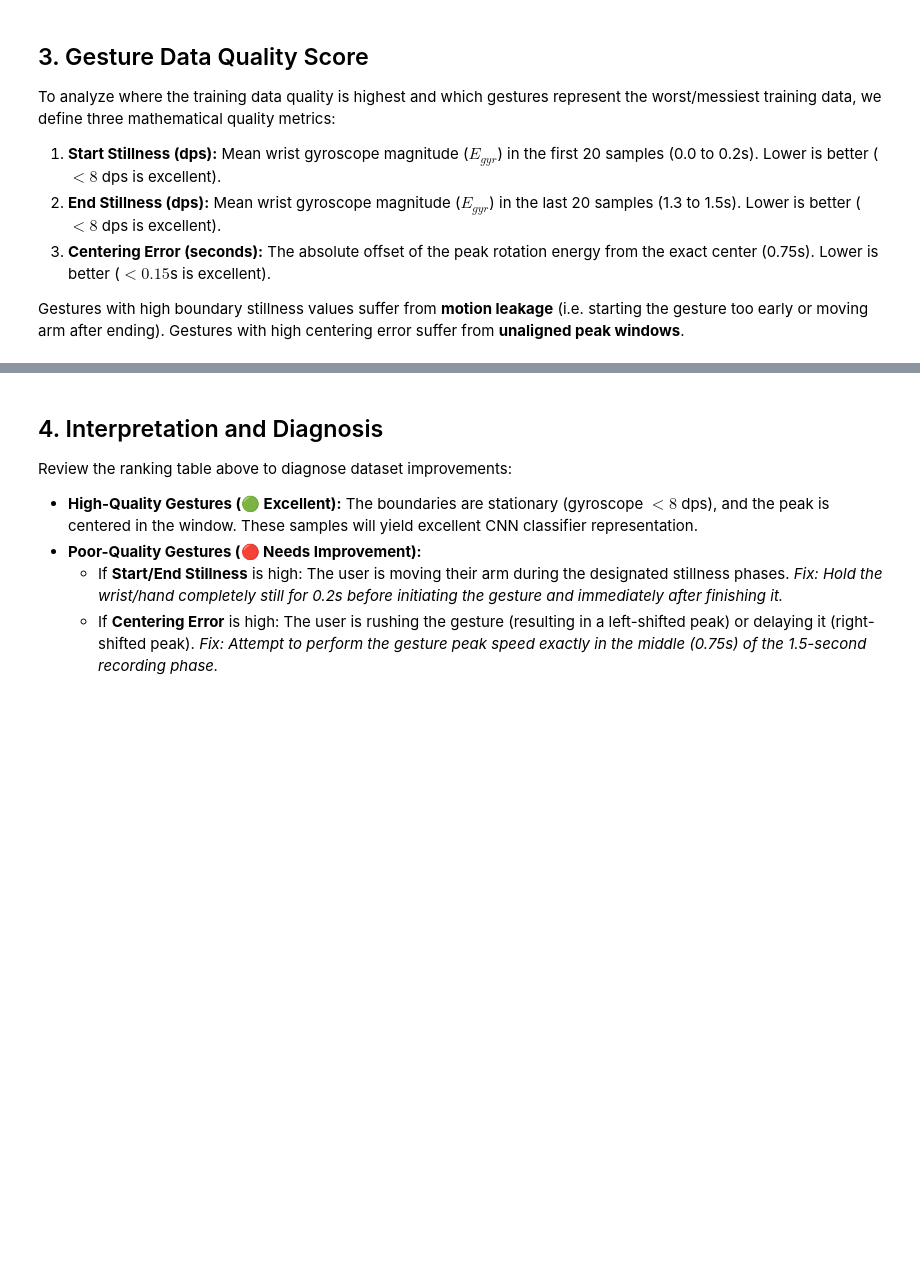
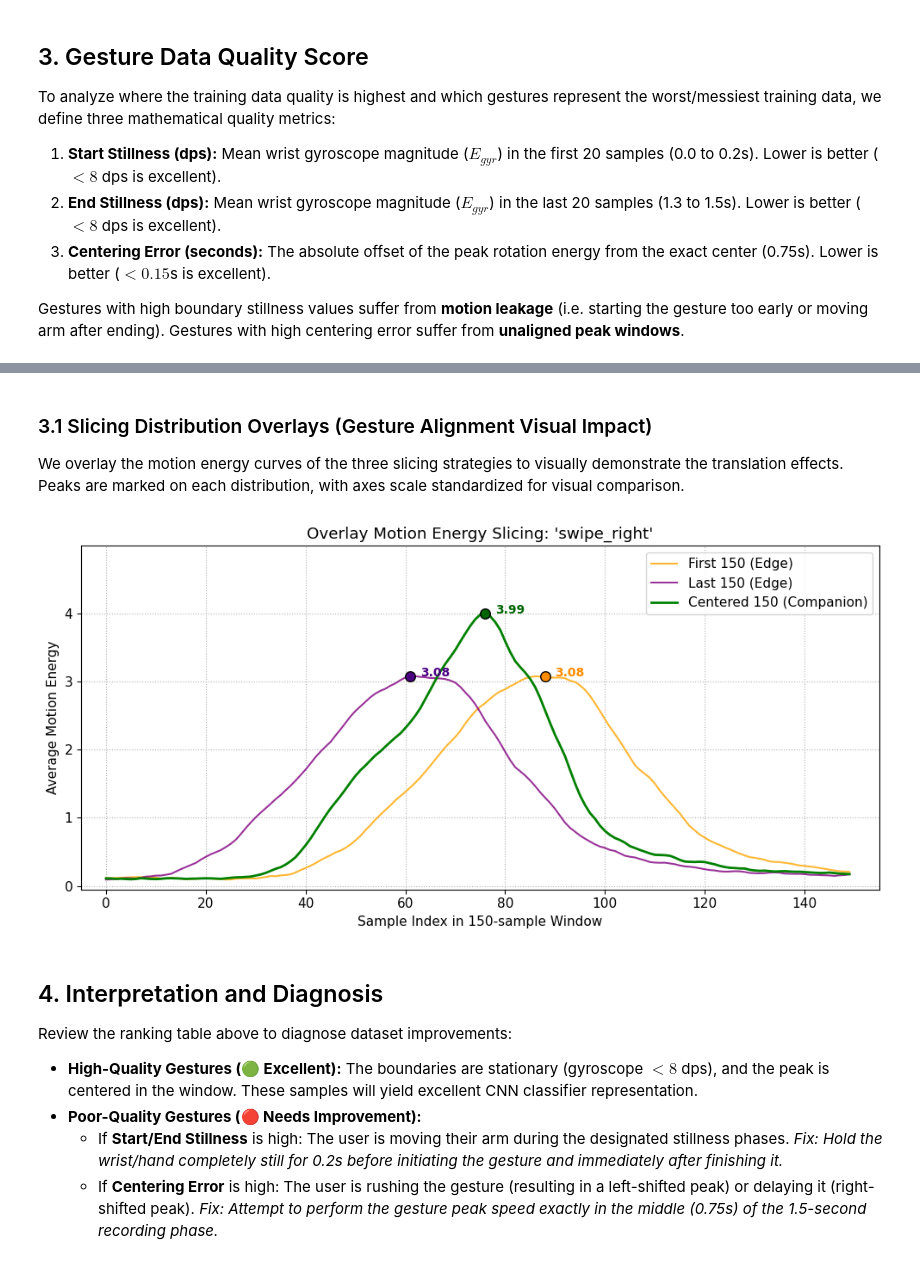
Before and after one commit to printjan/GestureGlove, a Jupyter notebook: scripts/analyze_motion_energy.ipynb, the cells around one changed output, grey strips where cells are left out. Cells and saved outputs as stored; diff of their text form; code cells hidden in the pictures; blank space fills up the shorter version.

```diff
--- a/scripts/analyze_motion_energy.ipynb
+++ b/scripts/analyze_motion_energy.ipynb
@@ -300,3 +376,78 @@ display(df_quality)
+# %% [markdown]
+### 3.1 Slicing Distribution Overlays (Gesture Alignment Visual Impact)
+
+We overlay the motion energy curves of the three slicing strategies to visually demonstrate the translation effects. Peaks are marked on each distribution, with axes scale standardized for visual comparison.
+# %%
+# Overlay distribution comparison plot for each gesture
+for gesture in gestures:
+    files = [Path(f) for f in DATA_DIR.glob(f"{gesture}/**/*.csv") if not Path(f).name.startswith("calibration") and not Path(f).name.startswith("energy_distribution")]
+
+    first_runs = []
+    last_runs = []
+    centered_runs = []
+
+    for f in files:
+        df = pd.read_csv(f)
+        txt_path = f.with_suffix('.txt')
+        if not txt_path.exists() or len(df) < TARGET_LENGTH:
+            continue
+
+        with open(txt_path, "r", encoding="utf-8") as tf:
+            start_idx = int(tf.read().strip())
+
+        # Calculate full energy
+        a1 = np.sqrt(df['IMU1_accX']**2 + df['IMU1_accY']**2 + df['IMU1_accZ']**2) if 'IMU1_accX' in df.columns else np.zeros(len(df))
+        a2 = np.sqrt(df['IMU2_accX']**2 + df['IMU2_accY']**2 + df['IMU2_accZ']**2) if 'IMU2_accX' in df.columns else np.zeros(len(df))
+        g1 = np.sqrt(df['IMU1_gyrX']**2 + df['IMU1_gyrY']**2 + df['IMU1_gyrZ']**2) if 'IMU1_gyrX' in df.columns else np.zeros(len(df))
+        g2 = np.sqrt(df['IMU2_gyrX']**2 + df['IMU2_gyrY']**2 + df['IMU2_gyrZ']**2) if 'IMU2_gyrX' in df.columns else np.zeros(len(df))
+        energy = np.abs(a1 - 1.0) + np.abs(a2 - 1.0) + 0.01 * (g1 + g2)
+
+        first_runs.append(energy.iloc[:TARGET_LENGTH].values)
+        last_runs.append(energy.iloc[-TARGET_LENGTH:].values)
+        centered_runs.append(energy.iloc[start_idx : start_idx + TARGET_LENGTH].values)
+
+    if not centered_runs:
+        continue
+
+    mean_first = np.mean(first_runs, axis=0)
+    mean_last = np.mean(last_runs, axis=0)
+    mean_centered = np.mean(centered_runs, axis=0)
+
+    x_vals = range(TARGET_LENGTH)
+
+    plt.figure(figsize=(10, 5))
+    plt.plot(x_vals, mean_first, label='First 150 (Edge)', color='orange', alpha=0.8)
+    plt.plot(x_vals, mean_last, label='Last 150 (Edge)', color='purple', alpha=0.8)
+    plt.plot(x_vals, mean_centered, label='Centered 150 (Companion)', color='green', linewidth=2)
+
+    # Find peaks
+    peak_first_idx = np.argmax(mean_first)
+    plt.scatter(peak_first_idx, mean_first[peak_first_idx], color='darkorange', zorder=5, s=70, edgecolors='black')
+    plt.text(peak_first_idx + 2, mean_first[peak_first_idx], f"{mean_first[peak_first_idx]:.2f}", color='darkorange', fontsize=10, fontweight='bold')
+
+    peak_last_idx = np.argmax(mean_last)
+    plt.scatter(peak_last_idx, mean_last[peak_last_idx], color='indigo', zorder=5, s=70, edgecolors='black')
+    plt.text(peak_last_idx + 2, mean_last[peak_last_idx], f"{mean_last[peak_last_idx]:.2f}", color='indigo', fontsize=10, fontweight='bold')
+
+    peak_centered_idx = np.argmax(mean_centered)
+    plt.scatter(peak_centered_idx, mean_centered[peak_centered_idx], color='darkgreen', zorder=5, s=70, edgecolors='black')
+    plt.text(peak_centered_idx + 2, mean_centered[peak_centered_idx], f"{mean_centered[peak_centered_idx]:.2f}", color='darkgreen', fontsize=10, fontweight='bold')
+
+    plt.title(f"Overlay Motion Energy Slicing: '{gesture}'")
+    plt.xlabel("Sample Index in 150-sample Window")
+    plt.ylabel("Average Motion Energy")
+    plt.xlim(-5, TARGET_LENGTH + 5)
+
+    # Keep similar ranges for x-axis and y-axis
+    max_y = max(np.max(mean_first), np.max(mean_last), np.max(mean_centered))
+    plt.ylim(-0.05, max_y * 1.25)
+
+    plt.legend()
+    plt.grid(True, linestyle=':')
+    plt.tight_layout()
+    plt.show()
+# %% [output]
+[figure, added]
 # %% [markdown]
 ## 4. Interpretation and Diagnosis
 
```
Also changed, not shown: parts of 7 cells of this notebook, 13 other files.
